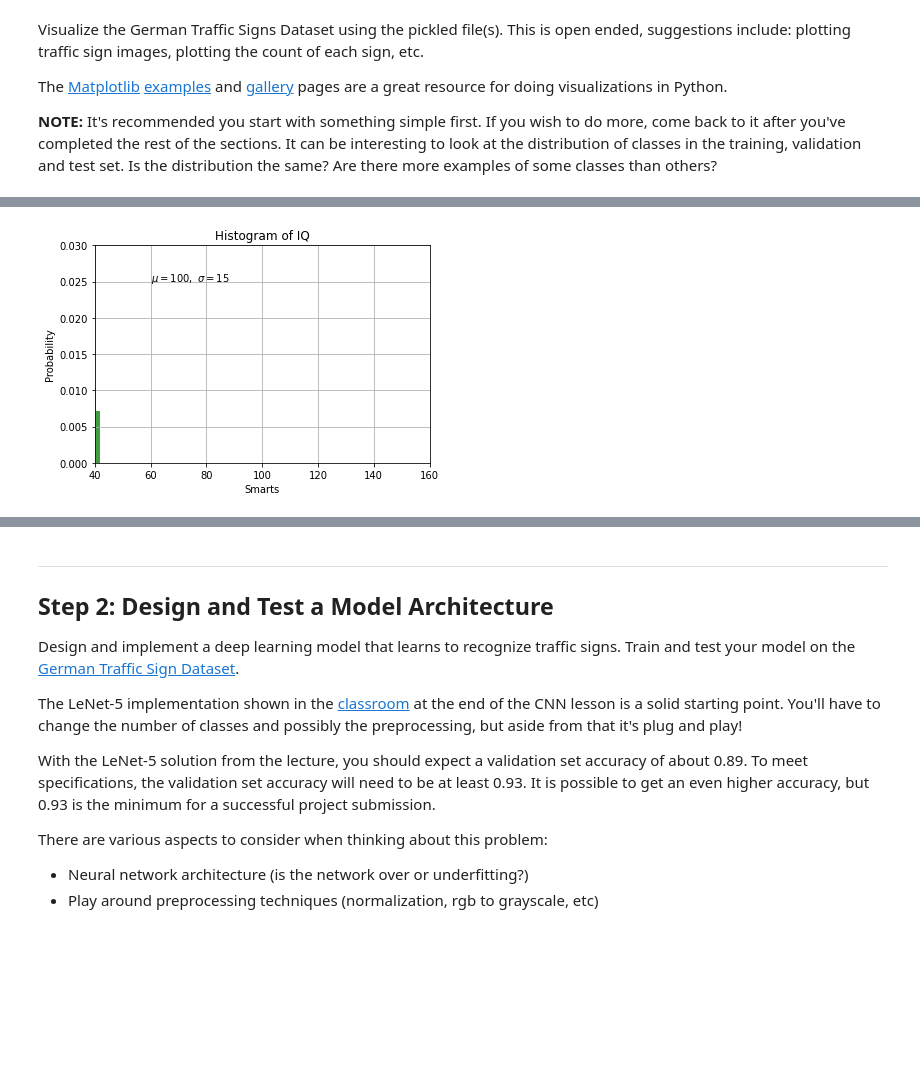
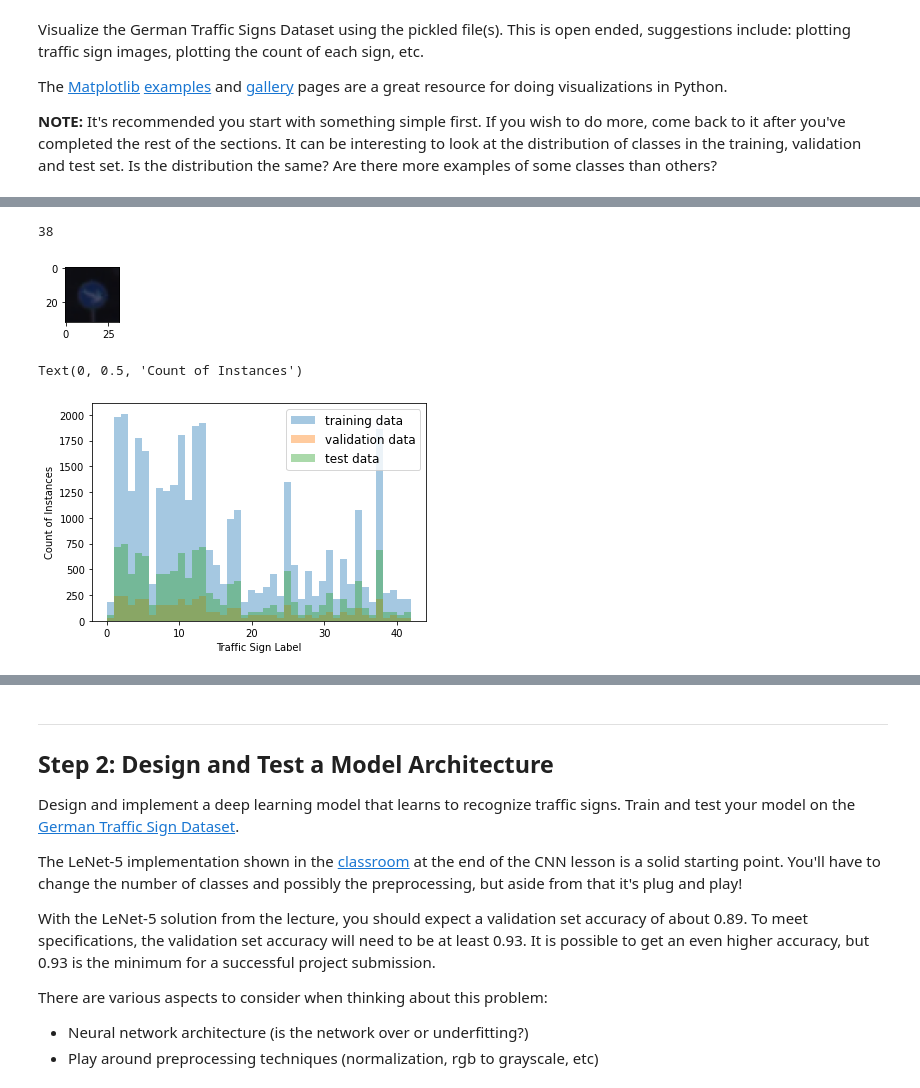
Before and after one commit to cristiandatum/Traffic_Sign_Classifier, a Jupyter notebook: Traffic_Sign_Classifier.ipynb, the cells around one changed output, grey strips where cells are left out. Cells and saved outputs as stored; diff of their text form; code cells hidden in the pictures; blank space fills up the shorter version.

Commit message:
completed visualizations

```diff
--- a/Traffic_Sign_Classifier.ipynb
+++ b/Traffic_Sign_Classifier.ipynb
@@ -140,13 +128,10 @@ plt.show()
-# %%
-n, bins, patches = plt.hist(y_train, 50, density=True, facecolor='g', alpha=0.75)
-
-plt.xlabel('Smarts')
-plt.ylabel('Probability')
-plt.title('Histogram of IQ')
-plt.text(60, .025, r'$\mu=100,\ \sigma=15$')
-plt.xlim(40, 160)
-plt.ylim(0, 0.03)
-plt.grid(True)
-plt.show()
-# %% [output]
-[figure, removed]
+# %%
+index = random.randint(0, len(X_train))
+image = X_train[index].squeeze()
+
+plt.figure(figsize=(1,1))
+plt.imshow(image, cmap="gray")
+print(y_train[index])
+# %% [output]
+38
+[figure, added]
@@ -152,0 +143,12 @@ plt.show()
+# %%
+#Creating histogram
+sns.distplot(df_train['class'],  kde=False, label='training data', bins=n_classes)
+sns.distplot(df_valid['class'],  kde=False, label='validation data', bins=n_classes)
+sns.distplot(df_test['class'],  kde=False, label='test data', bins=n_classes)
+
+plt.legend(prop={'size': 12})
+plt.xlabel('Traffic Sign Label')
+plt.ylabel('Count of Instances')
+# %% [output]
+Text(0, 0.5, 'Count of Instances')
+[figure, added]
```
Also changed, not shown: parts of 7 cells of this notebook.
